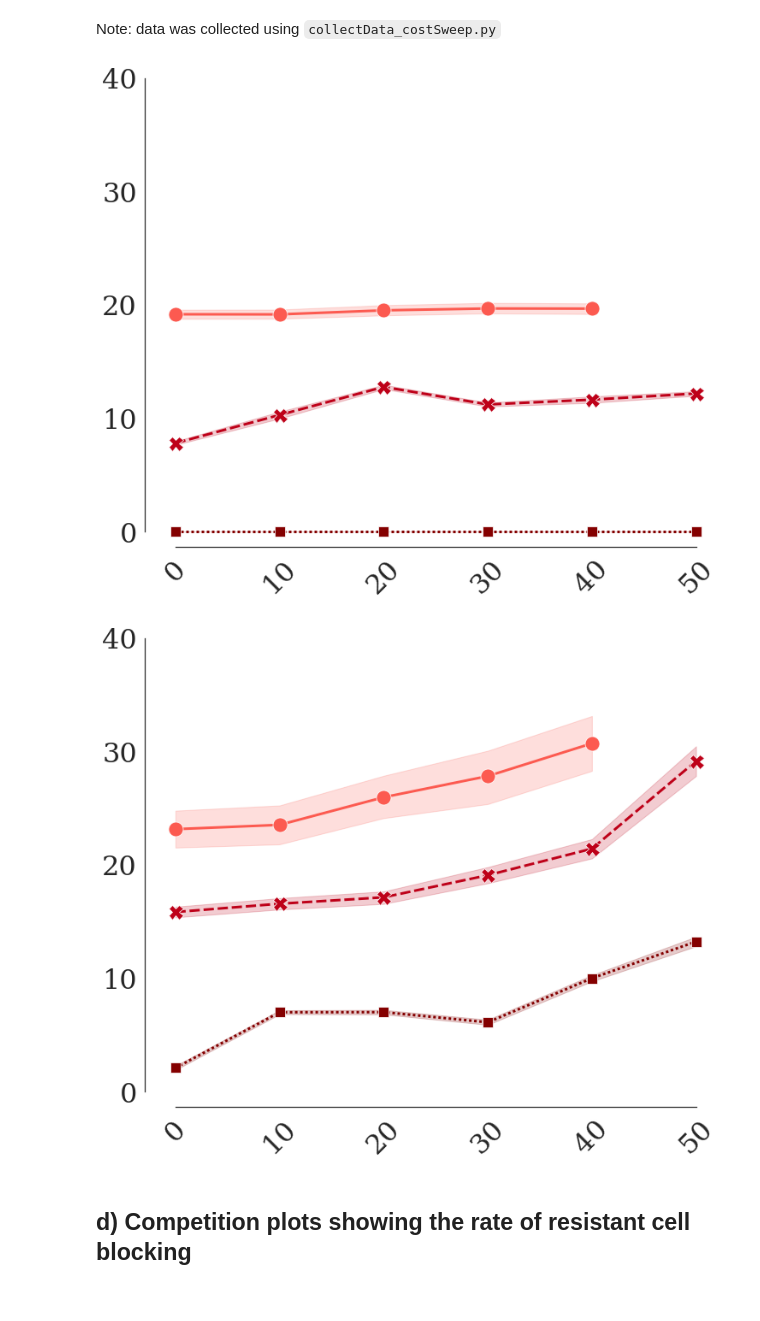
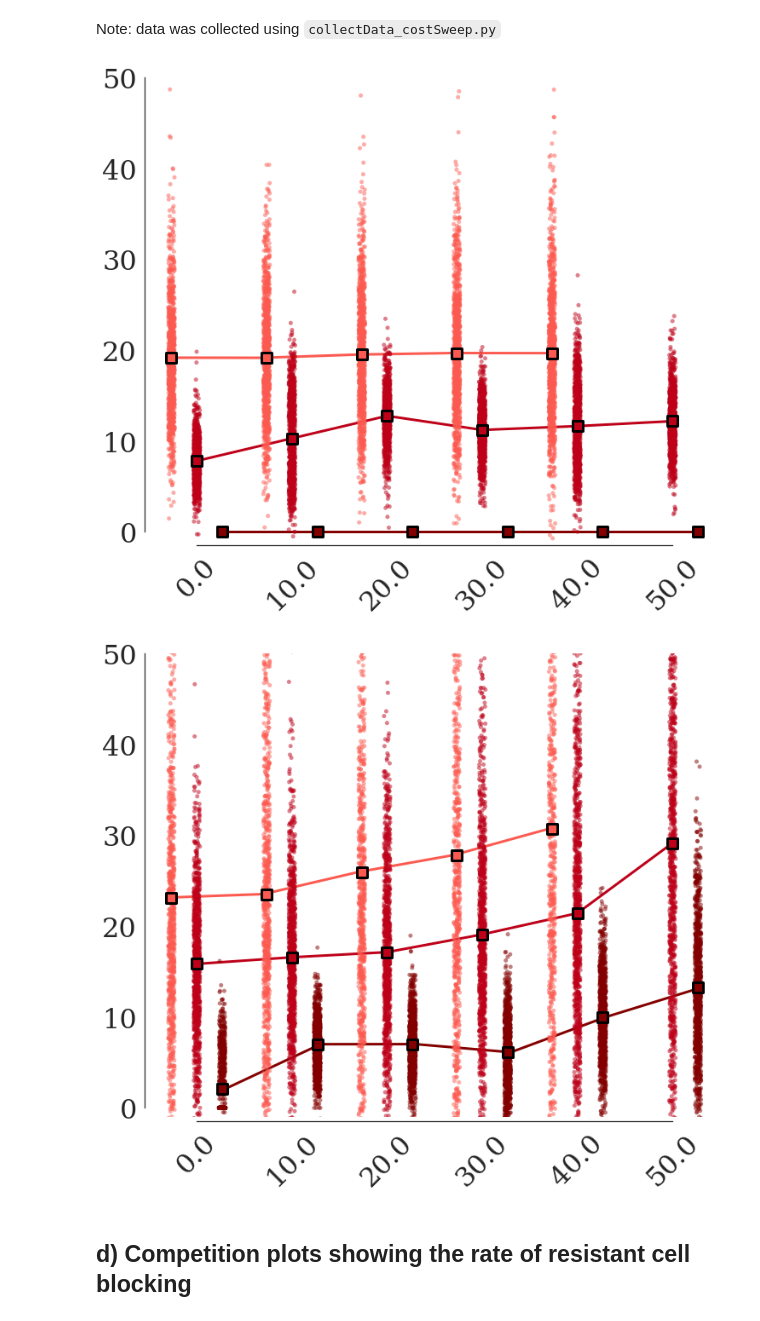
Before and after one commit to MathOnco/strobl2021_space_modulates_competition_AT, a Jupyter notebook: jnb_figure3.ipynb, the cells around one changed output. Drawn from its saved outputs; the diff is of its cells as text; code cells hidden in the pictures.

Commit message:
Changed Fig 3c to display individual data points.

```diff
--- a/jnb_figure3.ipynb
+++ b/jnb_figure3.ipynb
@@ -181,33 +181,46 @@ Note: data was collected using `collectData_costSweep.py`
 # %%
 costSweepData = pd.read_csv("./data/costSweep.csv",index_col=0)
 costSweepData['Cost'] *= 100
 costSweepData.loc[(costSweepData.Cost==50) & (costSweepData.RFrac==0.001),'RelTimeGained_CA'] = np.nan
 
+# Don't show results if more than 1/4 of simulations have not completed because they went beyond t_max=10y.
 for rFrac,cost,turnover in product(costSweepData.RFrac.unique(),costSweepData.Cost.unique(),costSweepData.Turnover.unique()):
     currDataDf = costSweepData[(costSweepData.RFrac==rFrac) & (costSweepData.Turnover==turnover) & (costSweepData.Cost==cost)]
     if np.sum(np.isnan(currDataDf.TTP_AT50_CA)) > 1000/4:
         costSweepData.loc[(costSweepData.RFrac==rFrac) & (costSweepData.Turnover==turnover) & (costSweepData.Cost==cost),'RelTimeGained_CA'] = np.nan
 
 
 for turnover in turnoverList:
     fig, axList = plt.subplots(1,1,figsize=(12,10))
     currAx = axList
-    sns.lineplot(x='Cost',y='RelTimeGained_CA',#ci='sd',
-                 style='RFrac',hue='RFrac',
-                 palette=sns.xkcd_palette(['coral','scarlet','dark red']),
-                 markers=True, lw=3, markersize=17,
-                 data=costSweepData[costSweepData.Turnover==turnover],ax=currAx)
-    currAx.set_ylim(-1,40)
+    sns.stripplot(x="Cost",y="RelTimeGained_CA",alpha=0.5,dodge=True,
+                  hue='RFrac',
+                  palette=sns.xkcd_palette(['coral','scarlet','dark red']),
+                  ax=currAx,data=costSweepData[costSweepData.Turnover==turnover]) #[::4]
+    # Overlay line plot
+    # Compute the mean value
+    summaryStatsDf = costSweepData[costSweepData.Turnover==turnover].groupby(["Cost","RFrac"]).mean()
+    summaryStatsDf = summaryStatsDf.reset_index(level=['Cost', 'RFrac'])
+    summaryStatsDf.rename(columns={"RelTimeGained_CA":"MeanRelTimeGained_CA"},inplace=True)
+    sns.swarmplot(x="Cost",y="MeanRelTimeGained_CA",dodge=True,
+              hue="RFrac",palette=sns.xkcd_palette(['coral','scarlet','dark red']),
+              s=12,marker="s",linewidth=3, edgecolor="black",
+              ax=currAx,data=summaryStatsDf)
+    for i,rFrac in enumerate(summaryStatsDf.RFrac.unique()):
+        currAx.plot(summaryStatsDf.Cost.unique()/10+(i-1)*.3,
+                    summaryStatsDf.MeanRelTimeGained_CA[summaryStatsDf.RFrac==rFrac],
+                    linewidth=3, color=sns.xkcd_palette(['coral','scarlet','dark red'])[i])
+    currAx.set_ylim(-1,50)
     currAx.set_xlabel("")
     currAx.set_ylabel("")
     currAx.tick_params(labelsize=32)
     currAx.get_legend().remove()
     sns.despine(offset=5, trim=True)
     plt.xticks(rotation=45);
     plt.savefig("figures/impactOfCost_turnover%1.2f.pdf"%(turnover))
 # %% [output]
-[figure, old version]
+[figure, new version]
-[figure, old version]
+[figure, new version]
 # %% [markdown]
 ## d) Competition plots showing the rate of resistant cell blocking
 # %%
```
